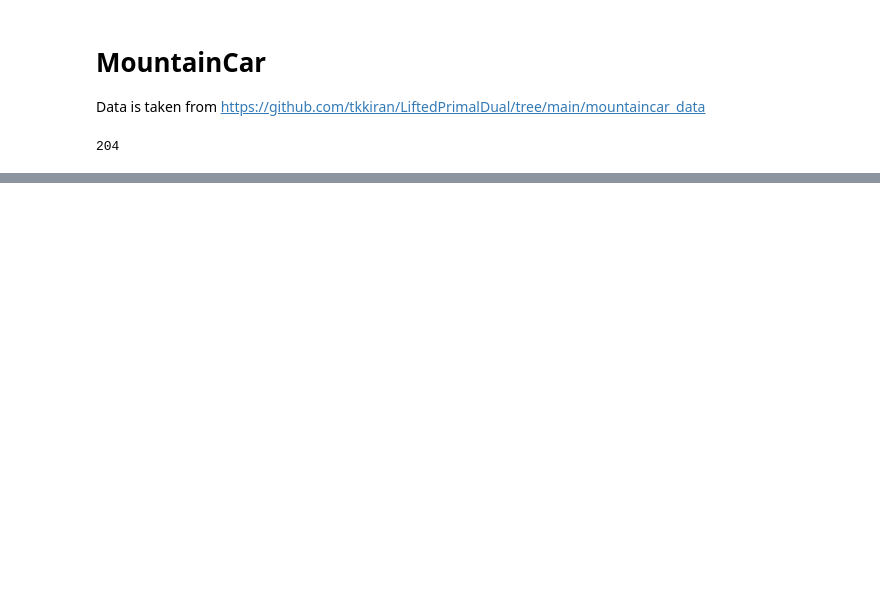
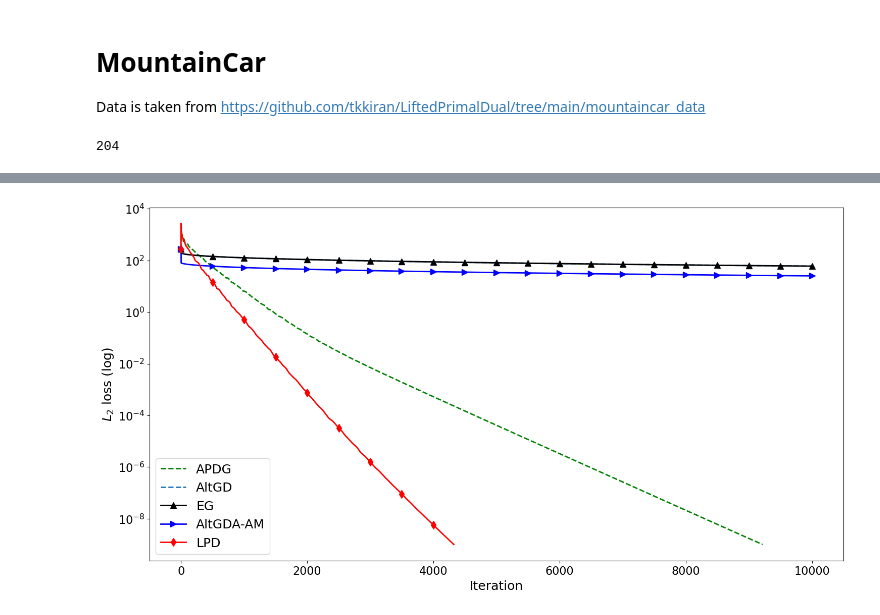
Before and after one commit to mrph2898/MASS, a Jupyter notebook: experiments/RL_comparison.ipynb, the cells around one changed output, grey strips where cells are left out. Cells and saved outputs as stored; diff of their text form; code cells hidden in the pictures; blank space fills up the shorter version.

```diff
--- a/experiments/RL_comparison.ipynb
+++ b/experiments/RL_comparison.ipynb
@@ -310,13 +376,25 @@ LA.matrix_rank(C)
+# %%
+reward_pca = reward
+next_state = next_state_pca
+phi_pca = state_pca
+phi_next_pca = next_state_pca
+
+phi_gamma_phi_next_pca = phi_pca - gamma*phi_next_pca
+reward_phi_pca = phi_pca.dot(reward_pca)
+
+n_pca = phi_pca.shape[-1]
+A_pca = phi_pca.dot(phi_gamma_phi_next_pca.T)/n_pca
+b_pca = reward_phi_pca/n_pca
+C_pca = phi_pca.dot(phi_pca.T)/n_pca
 # %%
-d = 300
+d = C_pca.shape[0]
 
 rho = 1.0
-B = rho*np.eye(C.shape[0])
+# B = rho*np.eye(C.shape[0])
 # %%
-A=-B
 n_feat = d
 
-problem_RL_2 = RL_problem(B=B,C=C, b=b.T, rho=rho)
+problem_RL_2 = RL_problem(B=-A_pca, C=C_pca, b=b_pca, rho=rho)
 L = max(problem_RL_2.L_x, problem_RL_2.L_y, problem_RL_2.L_xy)
 params = {"apdg": None,
           "lpd": None,
@@ -339,5 +417,5 @@ y0 = np.ones(n_feat, )
 type2=True
 iteration = 10000
 k =  100
-methods_dict = ut.main(problem_RL_2, iteration, x0.copy(), y0.copy(), params)
+methods_dict_2 = ut.main(problem_RL_2, iteration, x0.copy(), y0.copy(), params)
 # %% [output]
@@ -344,0 +444,21 @@ LinAlgError: Singular matrix
+# %%
+%matplotlib inline
+plot_interval = 1
+markevery=500
+for method in methods_dict_2:
+    if method not in ["OMD", "SimGD"]:
+        plt.semilogy(np.arange(0, len(methods_dict_2[method]["loss_hist"])+plot_interval-1, plot_interval),
+                     methods_dict_2[method]["loss_hist"][::plot_interval],
+                     methods_dict_2[method]["marker"],
+                     markevery=markevery,
+                     label=method
+                    )
+# plt.xscale('log')
+plt.xlabel("Iteration")
+plt.ylabel(r"$L_2$ loss (log)")
+plt.legend()
+plt.tight_layout()
+plt.savefig(os.path.join("..", "figures", f"MountainCar_loss_iter{iteration}_rho{RHO}_s{n}_a{n_a}_d{n_feat}.jpg"))
+plt.savefig(os.path.join("..", "figures", f"MountainCar_loss_iter{iteration}_rho{RHO}_s{n}_a{n_a}_d{n_feat}.pdf"))
+# %% [output]
+[figure, added]
```
Also changed, not shown: parts of 16 cells of this notebook, 21 other files.
